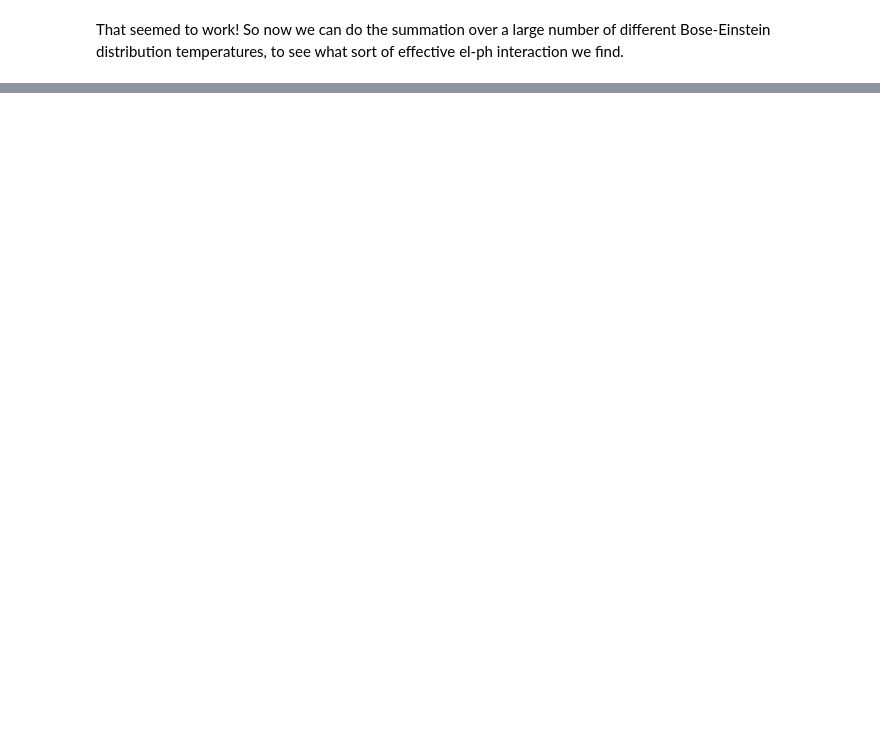
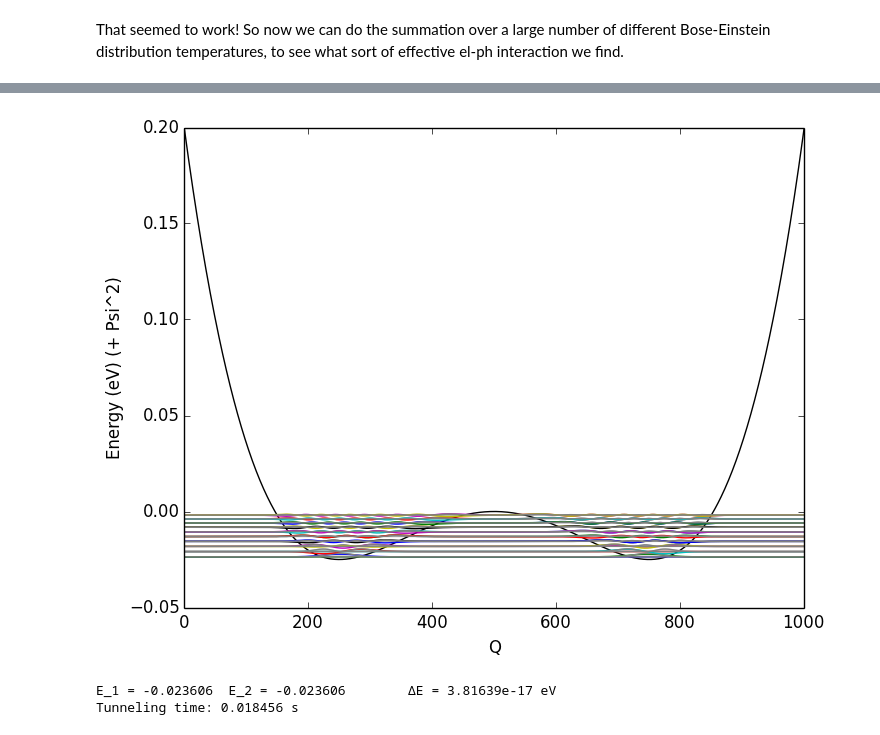
Before and after one commit to jarvist/Julia-SoftModeTISH-DeformationPotential, a Jupyter notebook: iJulia-Notebooks/2016-06_SoftMAPIModes_TISH_electron_phonon_coupling.ipynb, the cells around one changed output, grey strips where cells are left out. Saved outputs shown, nothing was run; the diff lists cells and outputs as text; code cells hidden in the pictures; blank space fills up the shorter version.

Commit message:
Added Tunneling initial work.

```diff
--- a/iJulia-Notebooks/2016-06_SoftMAPIModes_TISH_electron_phonon_coupling.ipynb
+++ b/iJulia-Notebooks/2016-06_SoftMAPIModes_TISH_electron_phonon_coupling.ipynb
@@ -306,0 +367,19 @@ E-Ph coupling: 0.028642 eV
+# %%
+ħeV=6.582119514E-16
+
+N=1000
+dx=9E2/(N-1)
+#dx=6.11e3/(N-1)
+
+
+evals,evecs=TISH(r->40E-2*r^4-20E-2*(r)^2,N,20,dx) # Double well potential; for a 'soft mode' quantum harmonic oscillator phonon instability
+
+@printf("E_1 = %f\t E_2 = %f \tΔE = %g eV\n",evals[1],evals[2],evals[2]-evals[1])
+
+τ=(evals[2]-evals[1])/(π*ħeV)
+
+@printf("Tunneling time: %f s\n",τ)
+# %% [output]
+[figure, added]
+E_1 = -0.023606  E_2 = -0.023606        ΔE = 3.81639e-17 eV
+Tunneling time: 0.018456 s
```
Also changed, not shown: parts of 7 cells of this notebook.
